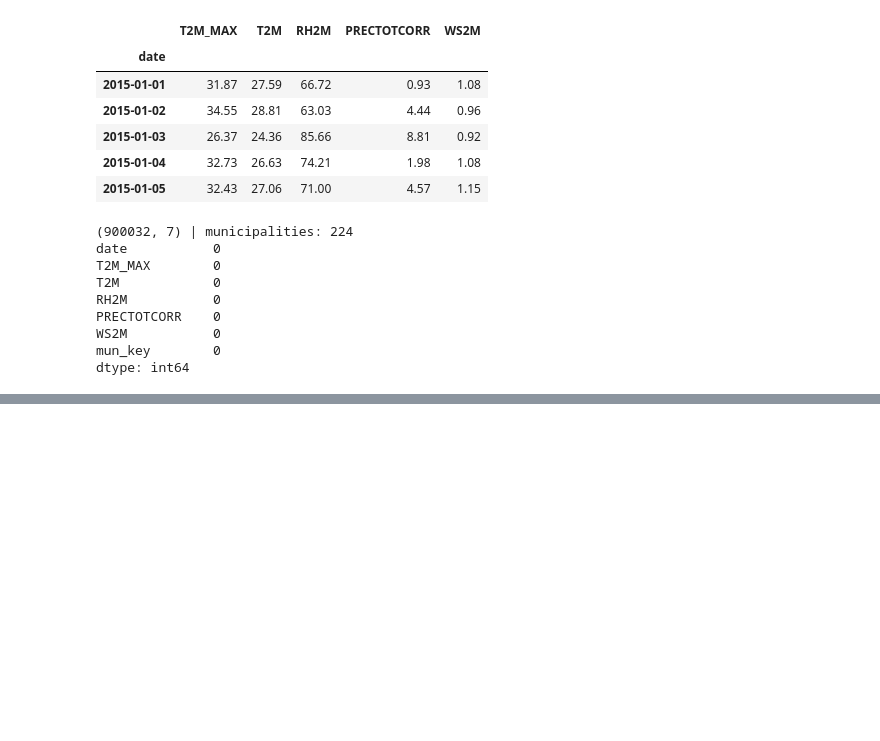
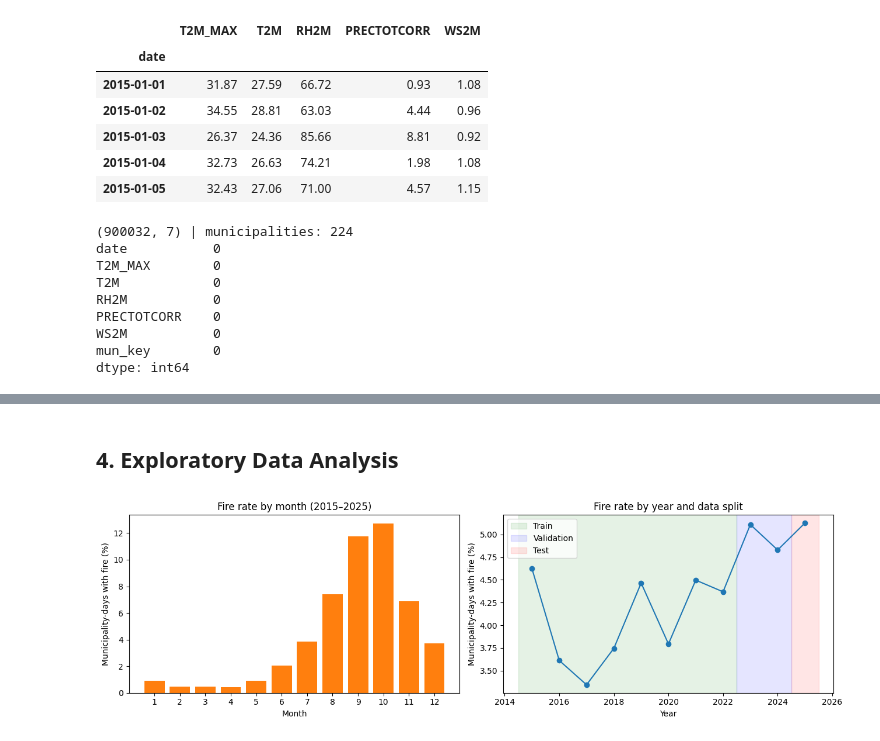
Before and after one commit to MonnikLuianne/wildfire-risk-piaui, a Jupyter notebook: wildfire_risk_piaui.ipynb, the cells around one changed output, grey strips where cells are left out. Cells and saved outputs as stored; diff of their text form; code cells hidden in the pictures; blank space fills up the shorter version.

```diff
--- a/wildfire_risk_piaui.ipynb
+++ b/wildfire_risk_piaui.ipynb
@@ -169,0 +175,17 @@ dtype: int64
+# %%
+WEATHER_URL = "https://raw.githubusercontent.com/MonnikLuianne/wildfire-risk-piaui/main/data/processed/weather_PI_2015_2025.csv.gz"
+weather = pd.read_csv(WEATHER_URL, parse_dates=["date"])
+print("Weather loaded from GitHub:", weather.shape)
+
+# One label per (municipality, day)
+fires["date"] = pd.to_datetime(fires["DataHora"]).dt.normalize()
+fire_days = fires[["mun_key", "date"]].drop_duplicates()
+fire_days["fire"] = 1
+
+data = weather.merge(fire_days, on=["mun_key", "date"], how="left")
+data["fire"] = data["fire"].fillna(0).astype(int)
+
+print("Dataset:", data.shape)
+print("Fire days matched:", data["fire"].sum(), "of", len(fire_days))
+print("Overall fire rate:", round(data["fire"].mean(), 4))
+data.groupby(data["date"].dt.year)["fire"].agg(["sum", "mean"])
@@ -169,0 +210,33 @@ dtype: int64
+# %% [markdown]
+## 4. Exploratory Data Analysis
+# %%
+#Célula de código (gráfico 1: quando o fogo acontece):
+
+import matplotlib.pyplot as plt
+
+data["year"] = data["date"].dt.year
+data["month"] = data["date"].dt.month
+
+fig, axes = plt.subplots(1, 2, figsize=(13, 4))
+
+monthly = data.groupby("month")["fire"].mean() * 100
+axes[0].bar(monthly.index, monthly.values, color="tab:orange")
+axes[0].set_title("Fire rate by month (2015–2025)")
+axes[0].set_xlabel("Month")
+axes[0].set_ylabel("Municipality-days with fire (%)")
+axes[0].set_xticks(range(1, 13))
+
+yearly = data.groupby("year")["fire"].mean() * 100
+axes[1].plot(yearly.index, yearly.values, marker="o")
+axes[1].axvspan(2014.5, 2022.5, alpha=0.1, color="green", label="Train")
+axes[1].axvspan(2022.5, 2024.5, alpha=0.1, color="blue", label="Validation")
+axes[1].axvspan(2024.5, 2025.5, alpha=0.1, color="red", label="Test")
+axes[1].set_title("Fire rate by year and data split")
+axes[1].set_xlabel("Year")
+axes[1].set_ylabel("Municipality-days with fire (%)")
+axes[1].legend()
+
+plt.tight_layout()
+plt.show()
+# %% [output]
+[figure, added]
```
Also changed, not shown: parts of 15 cells of this notebook.
